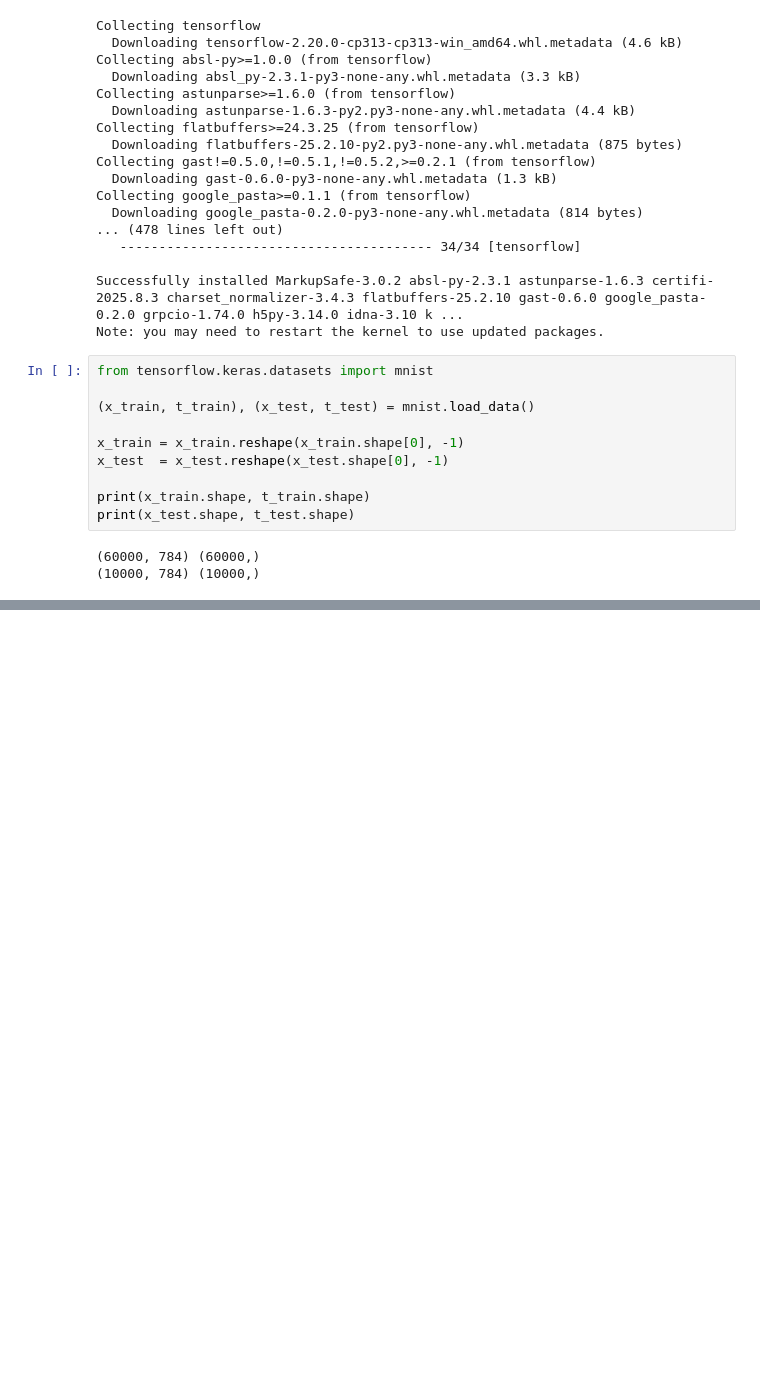
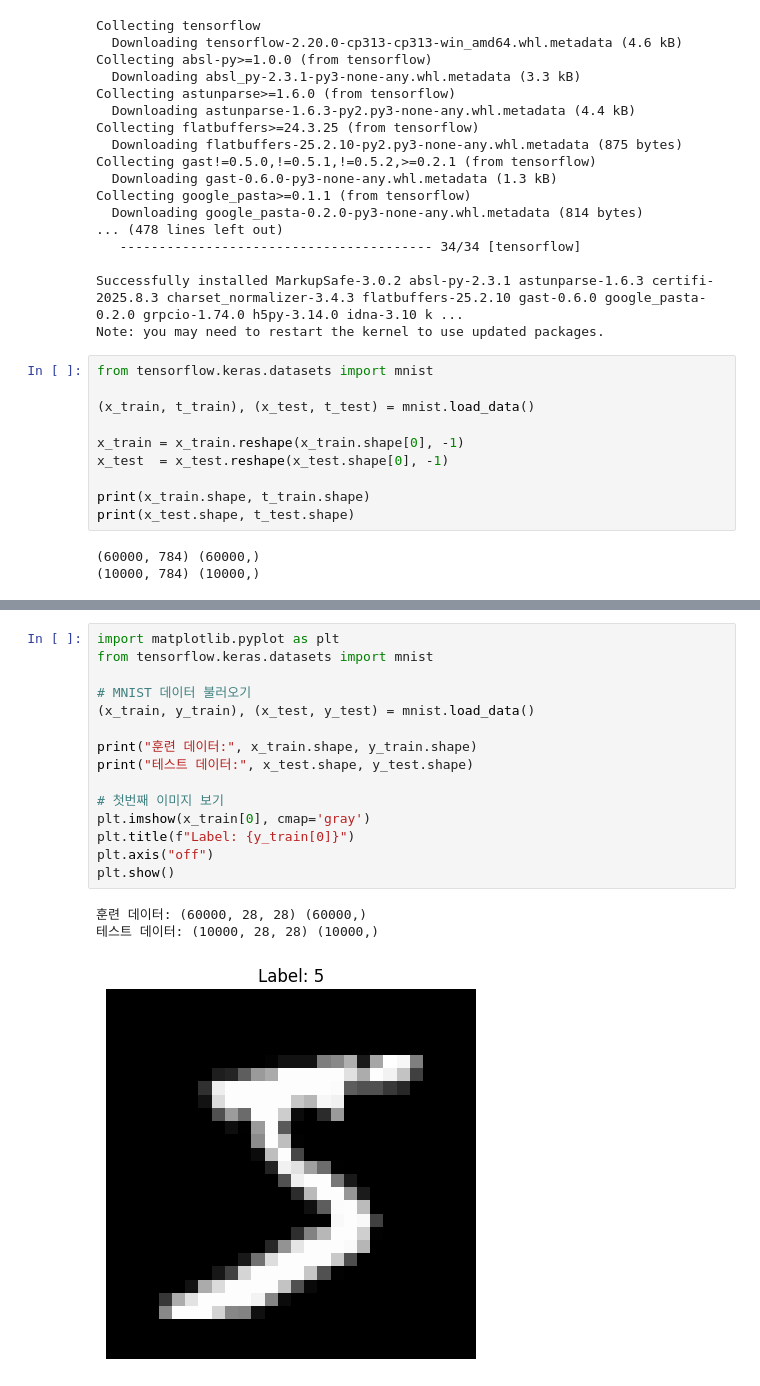
Before and after one commit to yanghyen/Deep-Learning-from-Scratch, a Jupyter notebook: Ch3_NN.ipynb, the cells around one changed output, grey strips where cells are left out. Saved outputs shown, nothing was run; the diff lists cells and outputs as text; blank space fills up the shorter version.

```diff
--- a/Ch3_NN.ipynb
+++ b/Ch3_NN.ipynb
@@ -155,0 +176,19 @@ print(x_test.shape, t_test.shape)
+# %%
+import matplotlib.pyplot as plt
+from tensorflow.keras.datasets import mnist
+
+# MNIST 데이터 불러오기
+(x_train, y_train), (x_test, y_test) = mnist.load_data()
+
+print("훈련 데이터:", x_train.shape, y_train.shape)
+print("테스트 데이터:", x_test.shape, y_test.shape)
+
+# 첫번째 이미지 보기
+plt.imshow(x_train[0], cmap='gray')
+plt.title(f"Label: {y_train[0]}")
+plt.axis("off")
+plt.show()
+# %% [output]
+훈련 데이터: (60000, 28, 28) (60000,)
+테스트 데이터: (10000, 28, 28) (10000,)
+[figure, added]
```
Also changed, not shown: parts of 5 cells of this notebook, 1 other file.
